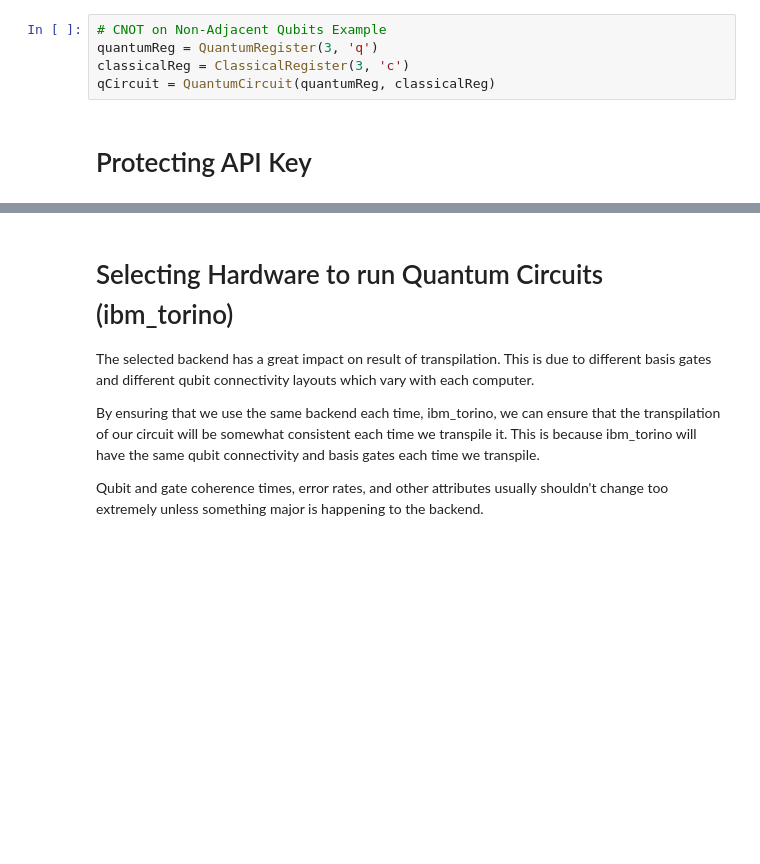
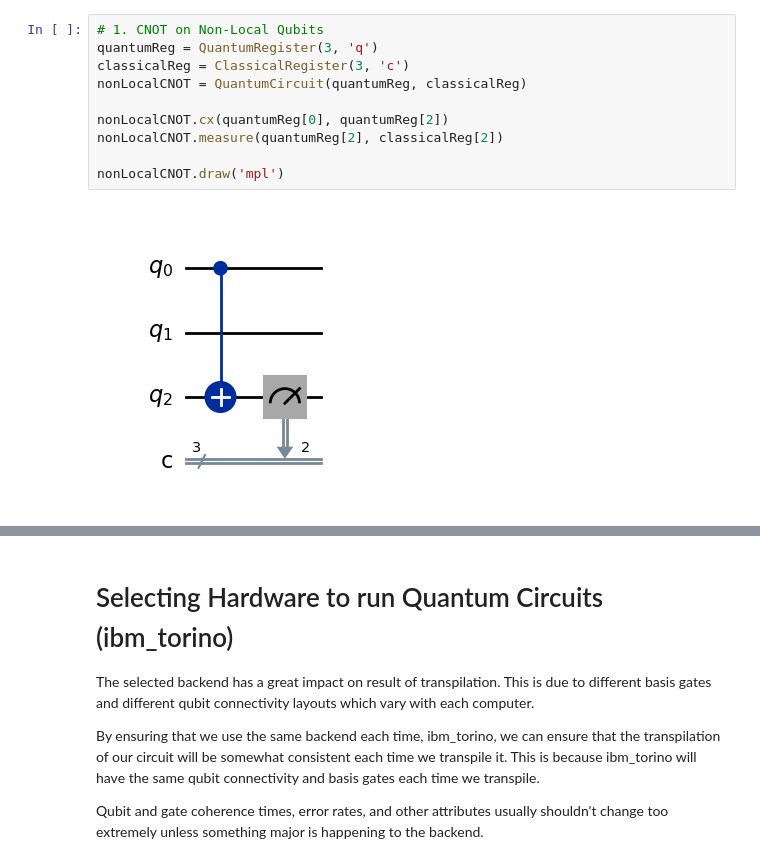
Before and after one commit to MrawesomeTech28/WQCC-Fall-Fest-2025-Exploration-of-Quantum-Circuit-Transpilation, a Jupyter notebook: TranspilerExplore.ipynb, the cells around one changed output, grey strips where cells are left out. Saved outputs shown, nothing was run; the diff lists cells and outputs as text; blank space fills up the shorter version.

```diff
--- a/TranspilerExplore.ipynb
+++ b/TranspilerExplore.ipynb
@@ -20,7 +51,12 @@ from qiskit.visualization import plot_histogram
 # %%
-# CNOT on Non-Adjacent Qubits Example
+# 1. CNOT on Non-Local Qubits
 quantumReg = QuantumRegister(3, 'q')
 classicalReg = ClassicalRegister(3, 'c')
-qCircuit = QuantumCircuit(quantumReg, classicalReg)
+nonLocalCNOT = QuantumCircuit(quantumReg, classicalReg)
+
+nonLocalCNOT.cx(quantumReg[0], quantumReg[2])
+nonLocalCNOT.measure(quantumReg[2], classicalReg[2])
+
+nonLocalCNOT.draw('mpl')
+# %% [output]
+[figure, added]
-# %% [markdown]
-# Protecting API Key
```
Also changed, not shown: parts of 17 cells of this notebook, 15 other files.
